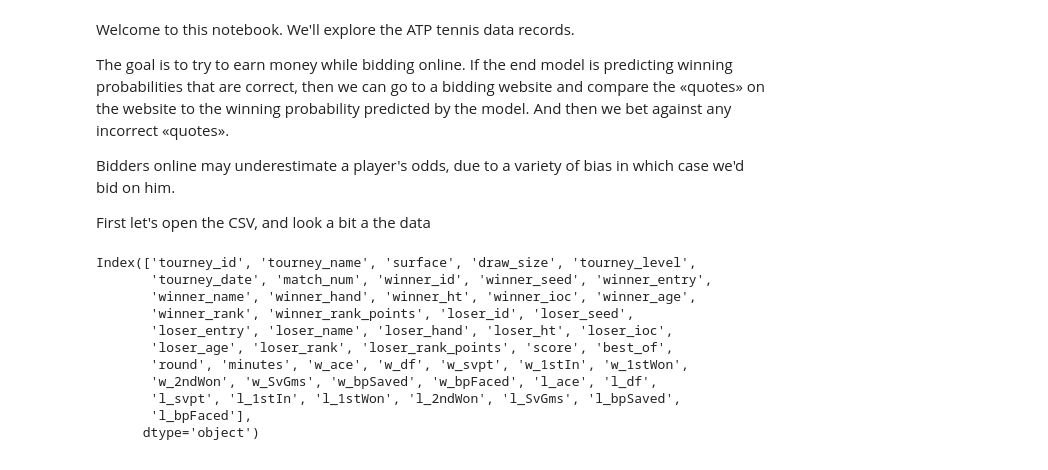
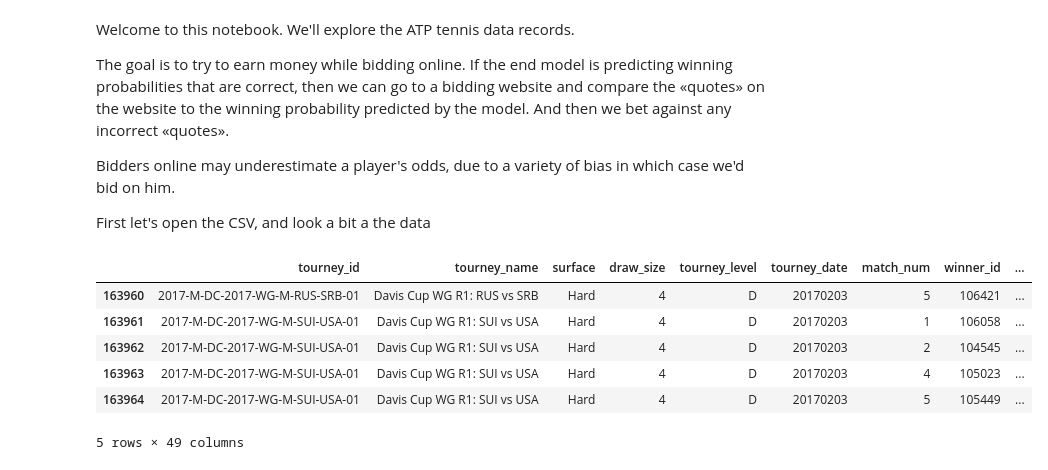
Before and after one commit to daillouf/CasinoRoyal, a Jupyter notebook: Tennis.ipynb, the cells around one changed output. Drawn from its saved outputs; the diff is of its cells as text; code cells hidden in the pictures.

```diff
--- a/Tennis.ipynb
+++ b/Tennis.ipynb
@@ -18,14 +21,10 @@ tennis_atp_records = pandas.read_csv('ATP.csv')  #, dtype={"draw_size": numpy.in
 # %%
-tennis_atp_records.columns
+tennis_atp_records.tail()
 # %% [output]
+|  | tourney_id | tourney_name | surface | draw_size | tourney_level | tourney_date | match_num | winner_id | ... |
+| 163960 | 2017-M-DC-2017-WG-M-RUS-SRB-01 | Davis Cup WG R1: RUS vs SRB | Hard | 4 | D | 20170203 | 5 | 106421 | ... |
+| 163961 | 2017-M-DC-2017-WG-M-SUI-USA-01 | Davis Cup WG R1: SUI vs USA | Hard | 4 | D | 20170203 | 1 | 106058 | ... |
+| 163962 | 2017-M-DC-2017-WG-M-SUI-USA-01 | Davis Cup WG R1: SUI vs USA | Hard | 4 | D | 20170203 | 2 | 104545 | ... |
+| 163963 | 2017-M-DC-2017-WG-M-SUI-USA-01 | Davis Cup WG R1: SUI vs USA | Hard | 4 | D | 20170203 | 4 | 105023 | ... |
+| 163964 | 2017-M-DC-2017-WG-M-SUI-USA-01 | Davis Cup WG R1: SUI vs USA | Hard | 4 | D | 20170203 | 5 | 105449 | ... |
-Index(['tourney_id', 'tourney_name', 'surface', 'draw_size', 'tourney_level',
-       'tourney_date', 'match_num', 'winner_id', 'winner_seed', 'winner_entry',
-       'winner_name', 'winner_hand', 'winner_ht', 'winner_ioc', 'winner_age',
-       'winner_rank', 'winner_rank_points', 'loser_id', 'loser_seed',
-       'loser_entry', 'loser_name', 'loser_hand', 'loser_ht', 'loser_ioc',
-       'loser_age', 'loser_rank', 'loser_rank_points', 'score', 'best_of',
-       'round', 'minutes', 'w_ace', 'w_df', 'w_svpt', 'w_1stIn', 'w_1stWon',
-       'w_2ndWon', 'w_SvGms', 'w_bpSaved', 'w_bpFaced', 'l_ace', 'l_df',
-       'l_svpt', 'l_1stIn', 'l_1stWon', 'l_2ndWon', 'l_SvGms', 'l_bpSaved',
-       'l_bpFaced'],
-      dtype='object')
+5 rows × 49 columns
```
Also changed, not shown: parts of 9 cells of this notebook, 4 other files.
